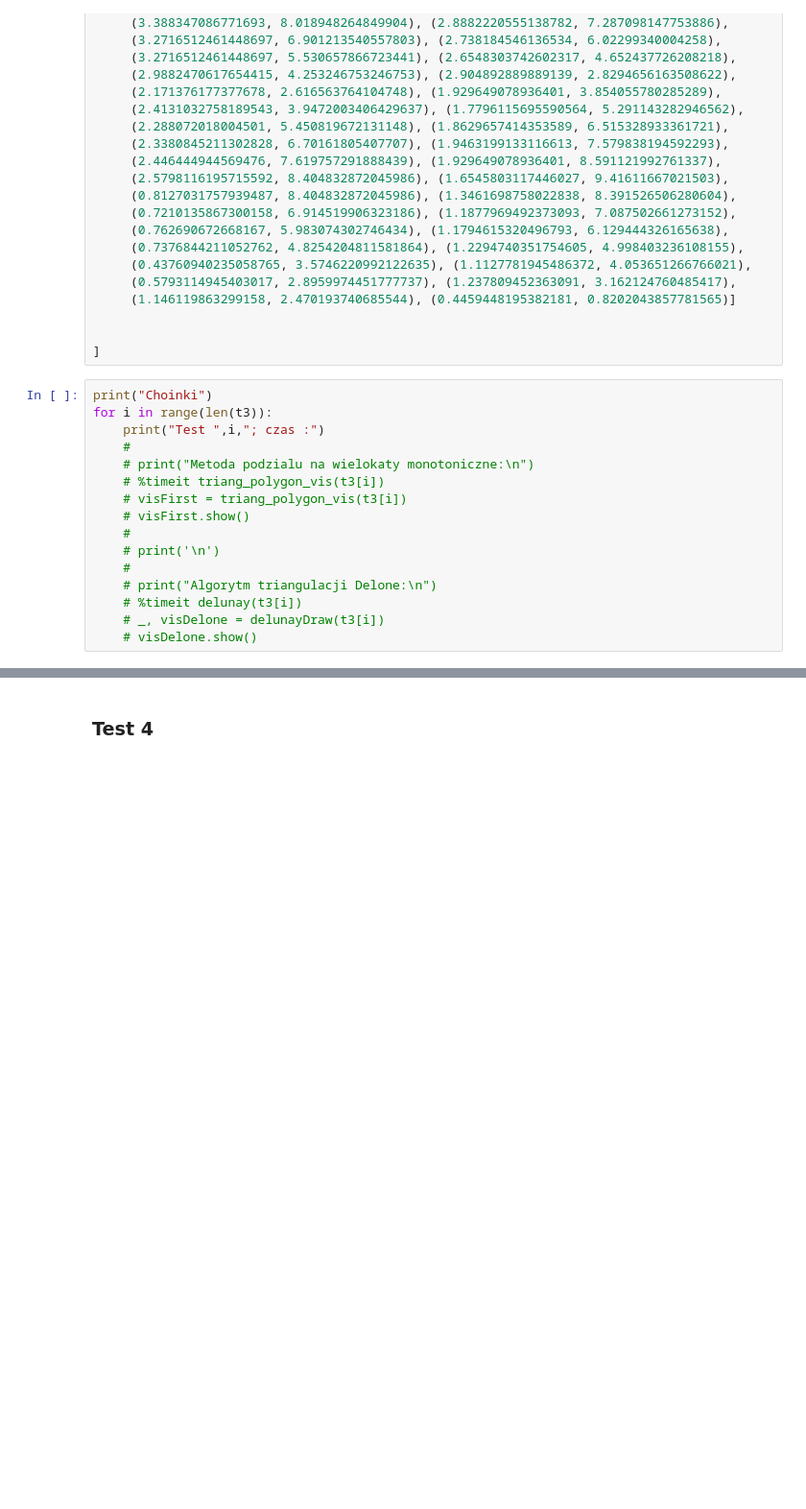
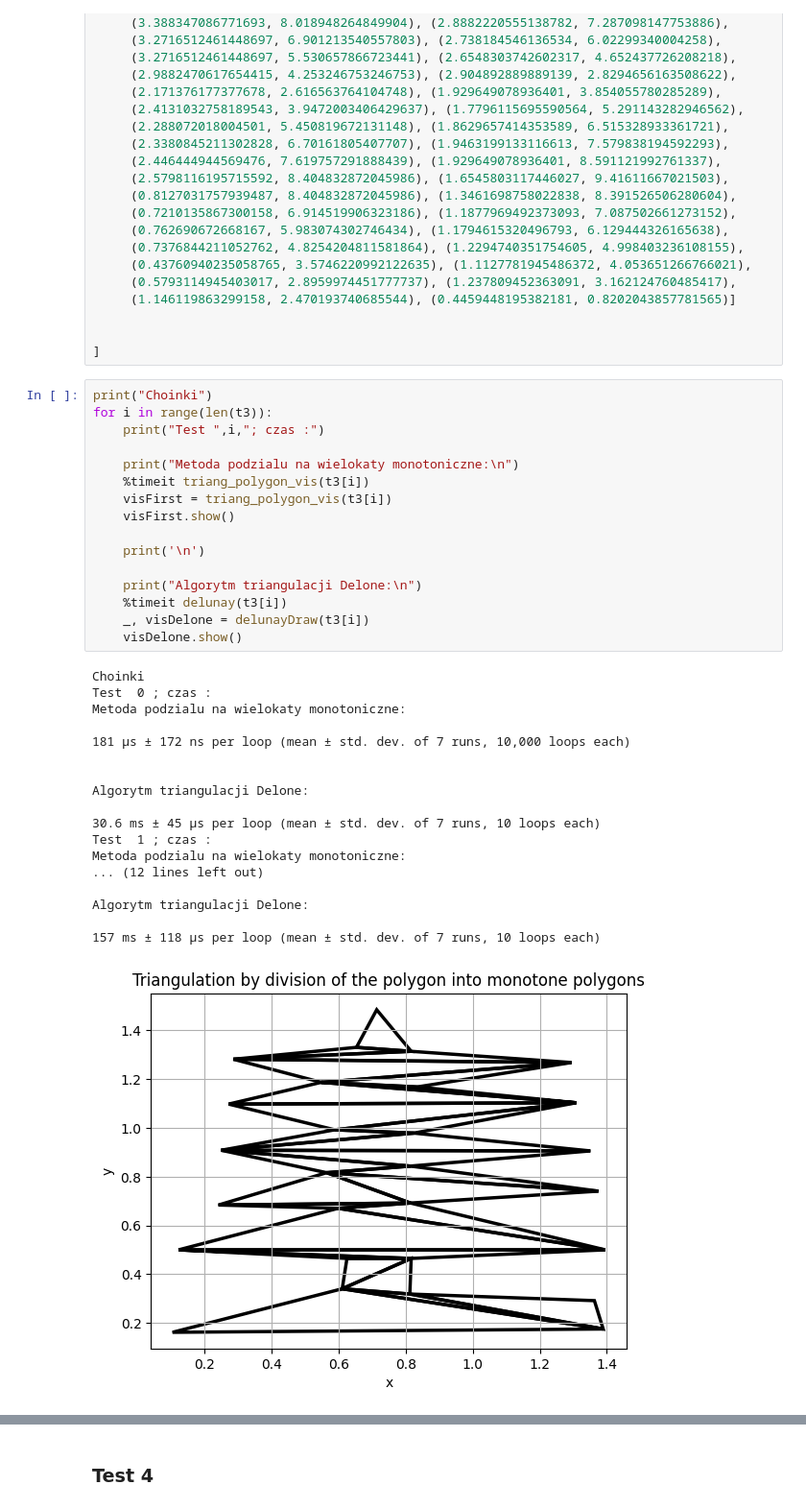
Before and after one commit to arturgesiarz/TriangulationProject, a Jupyter notebook: TriangulationAlgorithms.ipynb, the cells around one changed output, grey strips where cells are left out. Shown at 96% size. Cells and saved outputs as stored; diff of their text form; blank space fills up the shorter version.

```diff
--- a/TriangulationAlgorithms.ipynb
+++ b/TriangulationAlgorithms.ipynb
@@ -2993,16 +3049,35 @@ t3 = [
 # %%
 print("Choinki")
 for i in range(len(t3)):
     print("Test ",i,"; czas :")
-    #
-    # print("Metoda podzialu na wielokaty monotoniczne:\n")
-    # %timeit triang_polygon_vis(t3[i])
-    # visFirst = triang_polygon_vis(t3[i])
-    # visFirst.show()
-    #
-    # print('\n')
-    #
-    # print("Algorytm triangulacji Delone:\n")
-    # %timeit delunay(t3[i])
-    # _, visDelone = delunayDraw(t3[i])
-    # visDelone.show()
+
+    print("Metoda podzialu na wielokaty monotoniczne:\n")
+    %timeit triang_polygon_vis(t3[i])
+    visFirst = triang_polygon_vis(t3[i])
+    visFirst.show()
+
+    print('\n')
+
+    print("Algorytm triangulacji Delone:\n")
+    %timeit delunay(t3[i])
+    _, visDelone = delunayDraw(t3[i])
+    visDelone.show()
+# %% [output]
+Choinki
+Test  0 ; czas :
+Metoda podzialu na wielokaty monotoniczne:
+
+181 µs ± 172 ns per loop (mean ± std. dev. of 7 runs, 10,000 loops each)
+
+
+Algorytm triangulacji Delone:
+
+30.6 ms ± 45 µs per loop (mean ± std. dev. of 7 runs, 10 loops each)
+Test  1 ; czas :
+Metoda podzialu na wielokaty monotoniczne:
+... (12 lines left out)
+
+Algorytm triangulacji Delone:
+
+157 ms ± 118 µs per loop (mean ± std. dev. of 7 runs, 10 loops each)
+[figure, added]
```
Also changed, not shown: parts of 6 cells of this notebook.
